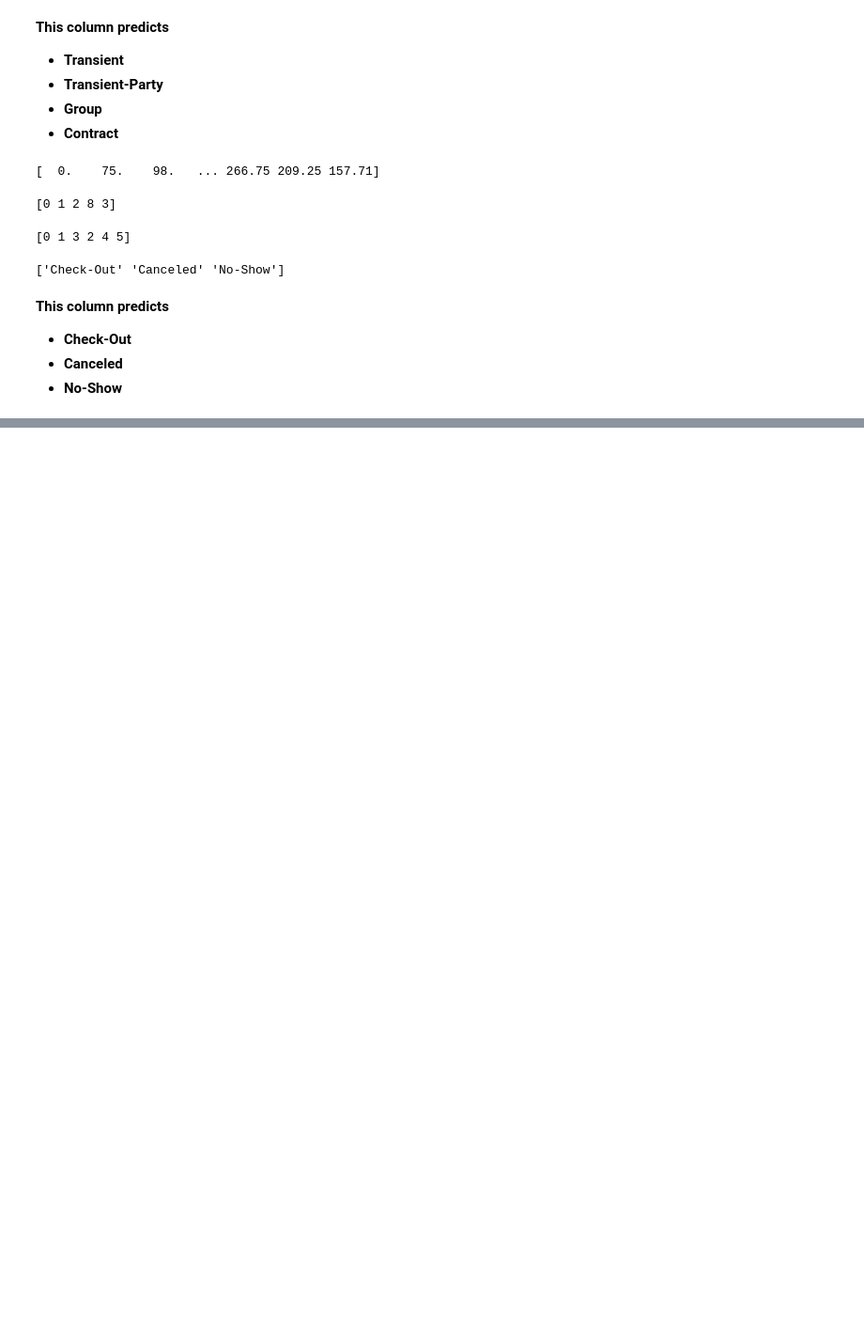
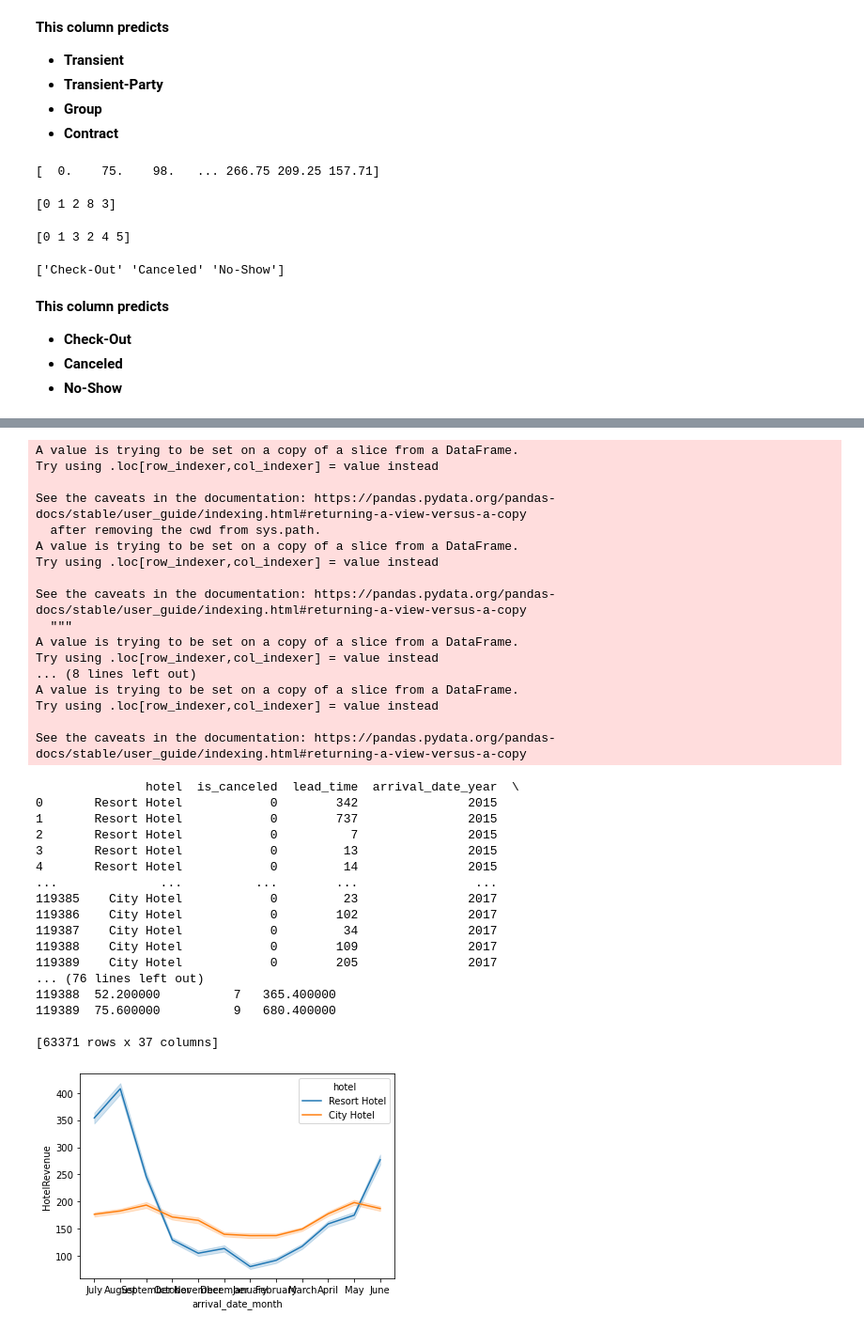
Before and after one commit to shyamsgadekar/EDA_HOTEL_BOOKING_ANALYSIS, a Jupyter notebook: Hotel_Booking_Analysis_SHYAM_GADEKAR_Capstone_Project.ipynb, the cells around one changed output, grey strips where cells are left out. Shown at 94% size. Saved outputs shown, nothing was run; the diff lists cells and outputs as text; code cells hidden in the pictures; blank space fills up the shorter version.

```diff
--- a/Hotel_Booking_Analysis_SHYAM_GADEKAR_Capstone_Project.ipynb
+++ b/Hotel_Booking_Analysis_SHYAM_GADEKAR_Capstone_Project.ipynb
@@ -276,0 +428,3 @@ print(df_hotel['reservation_status'].unique())
+# %%
+#NaN values in agent column will be replaced by 0.
+df_hotel['agent'] = df_hotel['agent'].fillna(0,axis=0)
@@ -276,0 +436,4 @@ print(df_hotel['reservation_status'].unique())
+# %%
+#Recheck
+df_hotel['agent'].notnull().value_counts()
+df_hotel['agent']=df_hotel['agent'].astype(int)
@@ -276,0 +453,3 @@ print(df_hotel['reservation_status'].unique())
+# %%
+#NaN values in agent column will be replaced by 0.
+df_hotel['company'] = df_hotel['company'].fillna(0,axis=0)
@@ -276,0 +461,4 @@ print(df_hotel['reservation_status'].unique())
+# %%
+#Recheck
+df_hotel['company'].notnull().value_counts()
+df_hotel['company']=df_hotel['company'].astype(int)
@@ -276,0 +477,55 @@ print(df_hotel['reservation_status'].unique())
+# %%
+#Q1. Find total no. of guests on basis of adults,children and babies.
+
+ADR_For_NonCanceledBooking = df_hotel[df_hotel['is_canceled'] !=1]
+ADR_For_NonCanceledBooking['Kids'] = ADR_For_NonCanceledBooking.children + ADR_For_NonCanceledBooking.babies
+ADR_For_NonCanceledBooking['Total_Guests'] = ADR_For_NonCanceledBooking.Kids + ADR_For_NonCanceledBooking.adults
+
+#Q2. Find ADR per person.
+ADR_For_NonCanceledBooking['ADR_pp'] = (ADR_For_NonCanceledBooking.adr/ADR_For_NonCanceledBooking.Total_Guests)
+
+#Q3. Find total no. of stay on basis of week nights and weekend nights.
+ADR_For_NonCanceledBooking['TotalDays'] = ADR_For_NonCanceledBooking.stays_in_weekend_nights + ADR_For_NonCanceledBooking.stays_in_week_nights
+
+#Q4. Find hotel revenue
+ADR_For_NonCanceledBooking['HotelRevenue'] = (ADR_For_NonCanceledBooking.ADR_pp*ADR_For_NonCanceledBooking.TotalDays)
+
+print (ADR_For_NonCanceledBooking)
+sns.lineplot(data = ADR_For_NonCanceledBooking, x = 'arrival_date_month', y = 'HotelRevenue', hue = 'hotel')
+plt.show()
+# %% [output]
+A value is trying to be set on a copy of a slice from a DataFrame.
+Try using .loc[row_indexer,col_indexer] = value instead
+
+See the caveats in the documentation: https://pandas.pydata.org/pandas-docs/stable/user_guide/indexing.html#returning-a-view-versus-a-copy
+  after removing the cwd from sys.path.
+A value is trying to be set on a copy of a slice from a DataFrame.
+Try using .loc[row_indexer,col_indexer] = value instead
+
+See the caveats in the documentation: https://pandas.pydata.org/pandas-docs/stable/user_guide/indexing.html#returning-a-view-versus-a-copy
+  """
+A value is trying to be set on a copy of a slice from a DataFrame.
+Try using .loc[row_indexer,col_indexer] = value instead
+... (8 lines left out)
+A value is trying to be set on a copy of a slice from a DataFrame.
+Try using .loc[row_indexer,col_indexer] = value instead
+
+See the caveats in the documentation: https://pandas.pydata.org/pandas-docs/stable/user_guide/indexing.html#returning-a-view-versus-a-copy
+               hotel  is_canceled  lead_time  arrival_date_year  \
+0       Resort Hotel            0        342               2015
+1       Resort Hotel            0        737               2015
+2       Resort Hotel            0          7               2015
+3       Resort Hotel            0         13               2015
+4       Resort Hotel            0         14               2015
+...              ...          ...        ...                ...
+119385    City Hotel            0         23               2017
+119386    City Hotel            0        102               2017
+119387    City Hotel            0         34               2017
+119388    City Hotel            0        109               2017
+119389    City Hotel            0        205               2017
+... (76 lines left out)
+119388  52.200000          7   365.400000
+119389  75.600000          9   680.400000
+
+[63371 rows x 37 columns]
+[figure, added]
```
Also changed, not shown: parts of 26 cells of this notebook.
